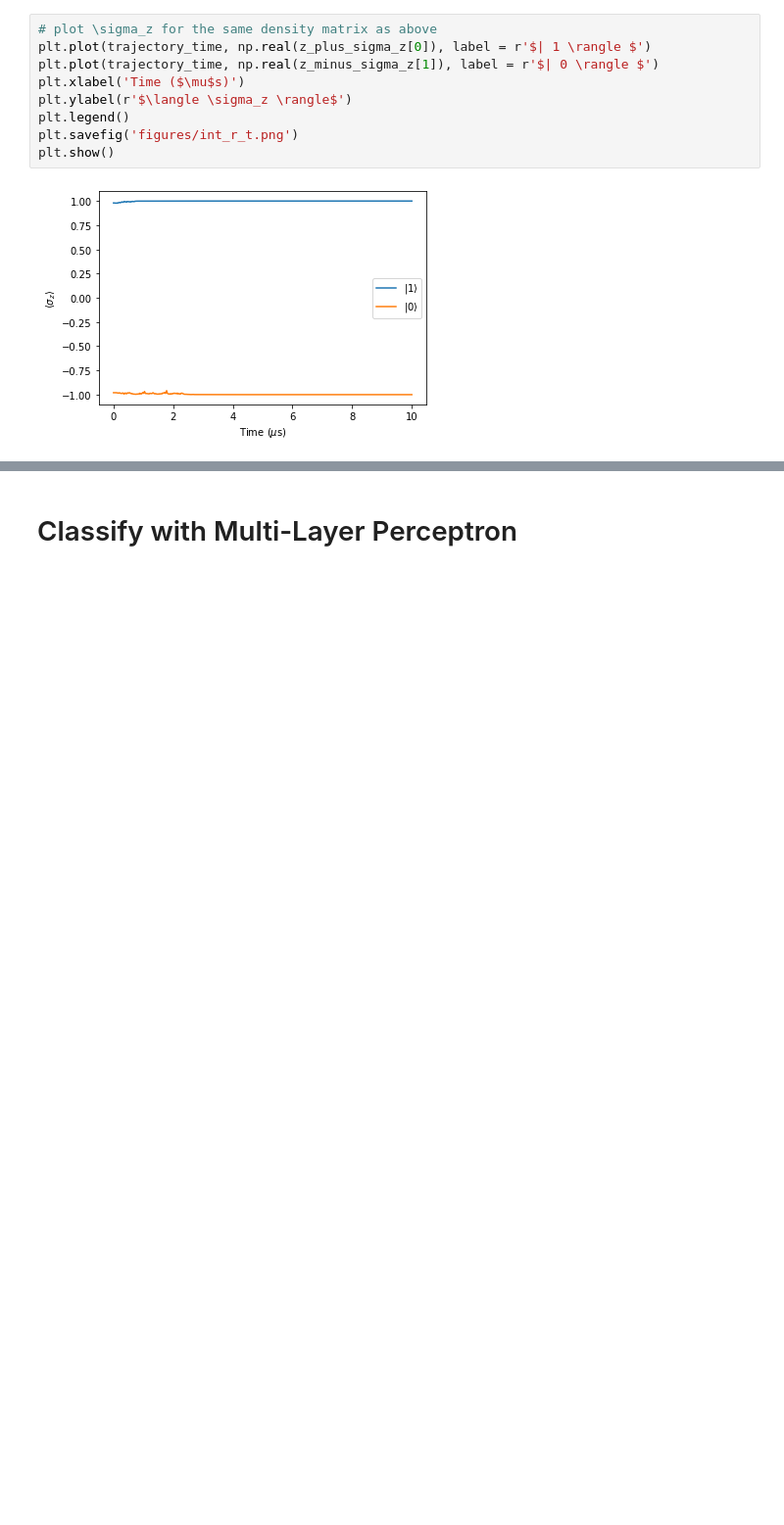
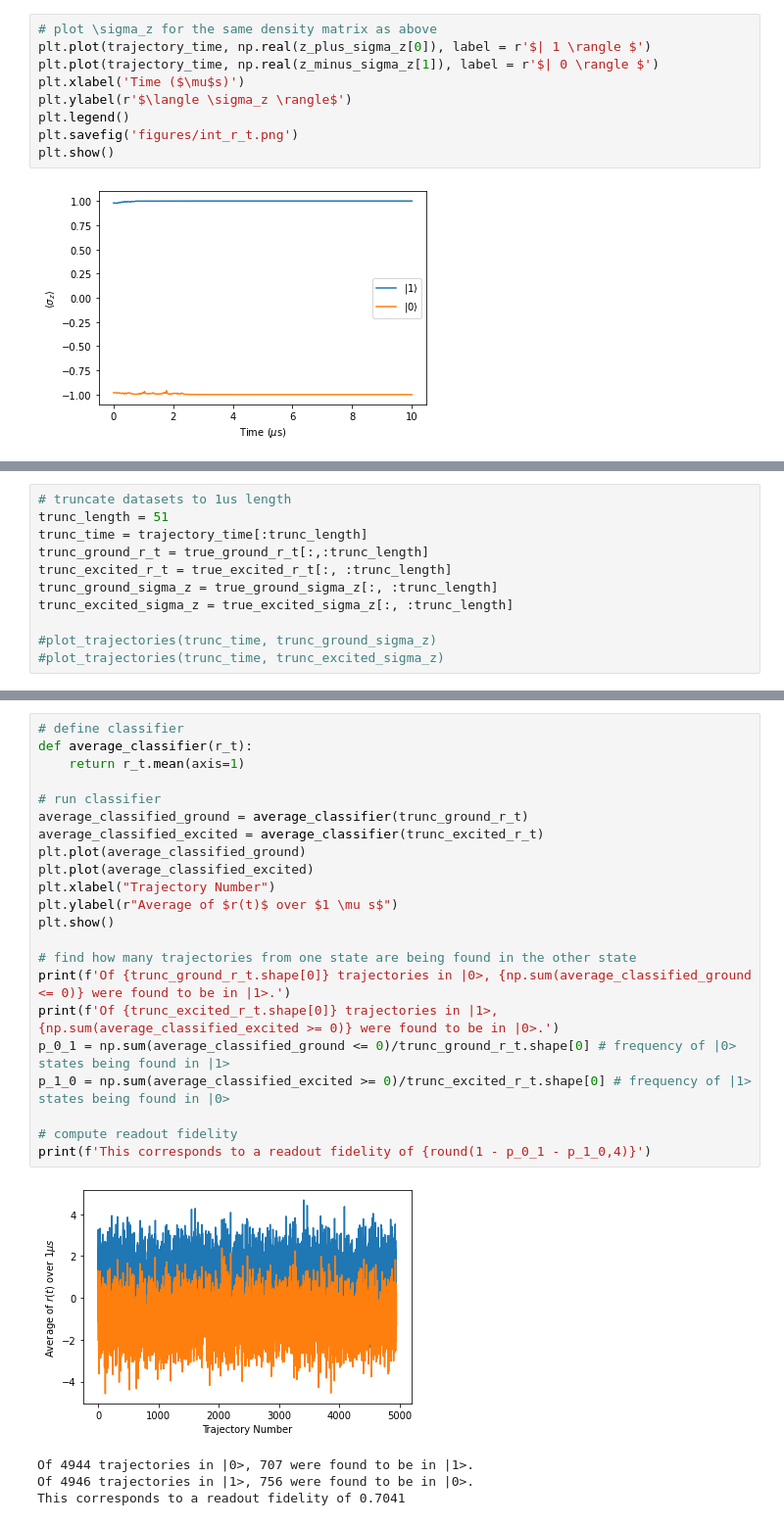
Before and after one commit to fischermoseley/readout_classifier, a Jupyter notebook: simulation.ipynb, the cells around one changed output, grey strips where cells are left out. Shown at 98% size. Saved outputs shown, nothing was run; the diff lists cells and outputs as text; blank space fills up the shorter version.

```diff
--- a/simulation.ipynb
+++ b/simulation.ipynb
@@ -165 +213,12 @@ plot_trajectories(trajectory_time, z_minus_sigma_z)
+# %%
+# truncate datasets to 1us length
+trunc_length = 51
+trunc_time = trajectory_time[:trunc_length]
+trunc_ground_r_t = true_ground_r_t[:,:trunc_length]
+trunc_excited_r_t = true_excited_r_t[:, :trunc_length]
+trunc_ground_sigma_z = true_ground_sigma_z[:, :trunc_length]
+trunc_excited_sigma_z = true_excited_sigma_z[:, :trunc_length]
+
+#plot_trajectories(trunc_time, trunc_ground_sigma_z)
+#plot_trajectories(trunc_time, trunc_excited_sigma_z)
 # %% [markdown]
@@ -277,2 +226,27 @@ print(f"{misc_states.shape[0]} trajectories in misc")
-# %% [markdown]
-# Classify with Multi-Layer Perceptron
+# %%
+# define classifier
+def average_classifier(r_t):
+    return r_t.mean(axis=1)
+
+# run classifier
+average_classified_ground = average_classifier(trunc_ground_r_t)
+average_classified_excited = average_classifier(trunc_excited_r_t)
+plt.plot(average_classified_ground)
+plt.plot(average_classified_excited)
+plt.xlabel("Trajectory Number")
+plt.ylabel(r"Average of $r(t)$ over $1 \mu s$")
+plt.show()
+
+# find how many trajectories from one state are being found in the other state
+print(f'Of {trunc_ground_r_t.shape[0]} trajectories in |0>, {np.sum(average_classified_ground <= 0)} were found to be in |1>.')
+print(f'Of {trunc_excited_r_t.shape[0]} trajectories in |1>, {np.sum(average_classified_excited >= 0)} were found to be in |0>.')
+p_0_1 = np.sum(average_classified_ground <= 0)/trunc_ground_r_t.shape[0] # frequency of |0> states being found in |1>
+p_1_0 = np.sum(average_classified_excited >= 0)/trunc_excited_r_t.shape[0] # frequency of |1> states being found in |0>
+
+# compute readout fidelity
+print(f'This corresponds to a readout fidelity of {round(1 - p_0_1 - p_1_0,4)}')
+# %% [output]
+[figure, added]
+Of 4944 trajectories in |0>, 707 were found to be in |1>.
+Of 4946 trajectories in |1>, 756 were found to be in |0>.
+This corresponds to a readout fidelity of 0.7041
```
Also changed, not shown: parts of 26 cells of this notebook.
